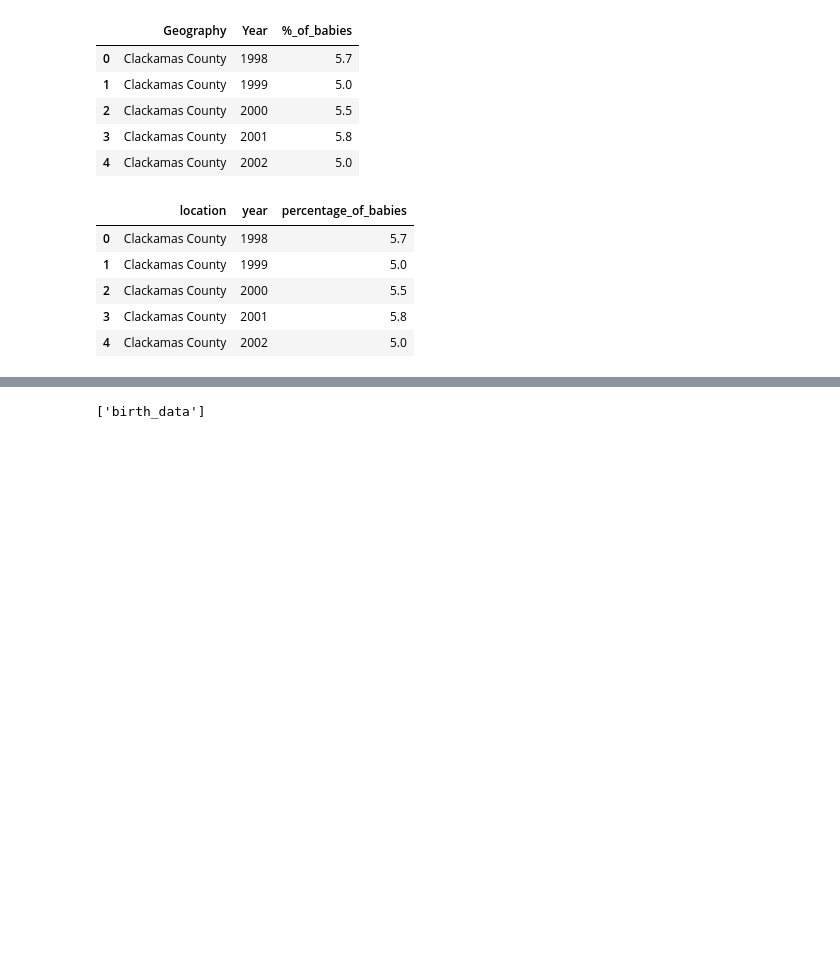
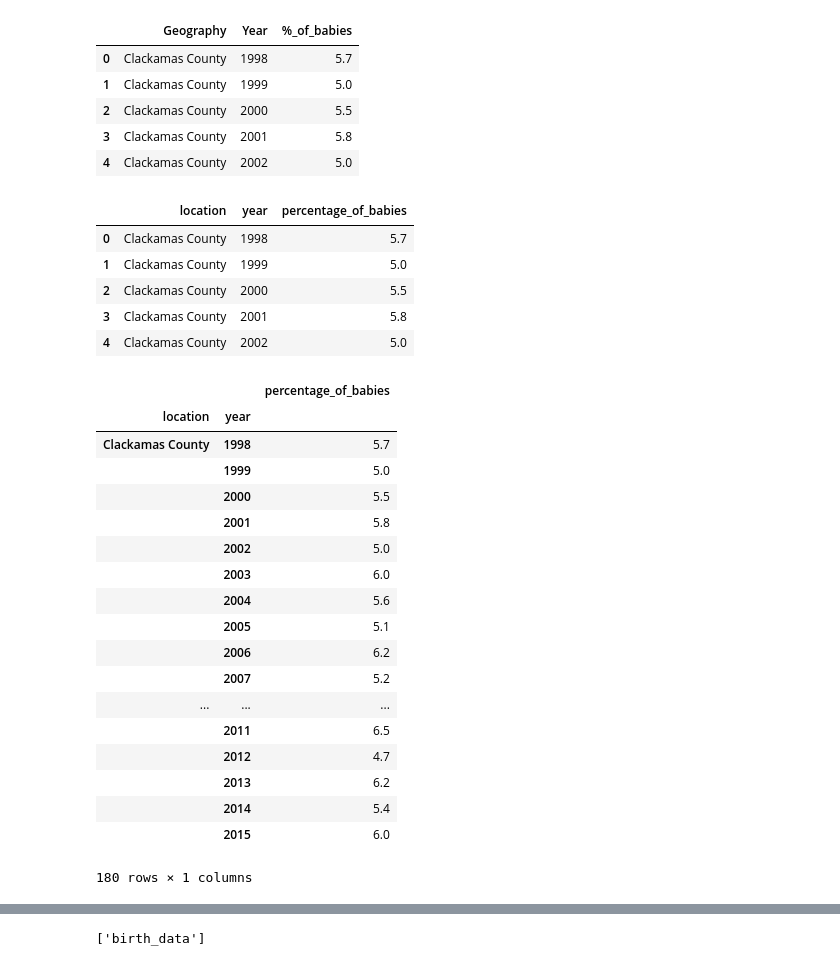
Before and after one commit to Huntyr/Project_2, a Jupyter notebook: low_birth_weight.ipynb, the cells around one changed output, grey strips where cells are left out. Saved outputs shown, nothing was run; the diff lists cells and outputs as text; code cells hidden in the pictures; blank space fills up the shorter version.

```diff
--- a/low_birth_weight.ipynb
+++ b/low_birth_weight.ipynb
@@ -25,3 +25,27 @@ data_df.head()
 | 2 | Clackamas County | 2000 | 5.5 |
 | 3 | Clackamas County | 2001 | 5.8 |
 | 4 | Clackamas County | 2002 | 5.0 |
+# %%
+# group by counties then years
+df1= data_df.groupby(['location', 'year'])
+df1.first()
+# %% [output]
+|  |  | percentage_of_babies |
+| location | year |  |
+| Clackamas County | 1998 | 5.7 |
+|  | 1999 | 5.0 |
+|  | 2000 | 5.5 |
+|  | 2001 | 5.8 |
+|  | 2002 | 5.0 |
+|  | 2003 | 6.0 |
+|  | 2004 | 5.6 |
+|  | 2005 | 5.1 |
+|  | 2006 | 6.2 |
+|  | 2007 | 5.2 |
+| ... | ... | ... |
+|  | 2011 | 6.5 |
+|  | 2012 | 4.7 |
+|  | 2013 | 6.2 |
+|  | 2014 | 5.4 |
+|  | 2015 | 6.0 |
+180 rows × 1 columns
```
Also changed, not shown: parts of 3 cells of this notebook.
